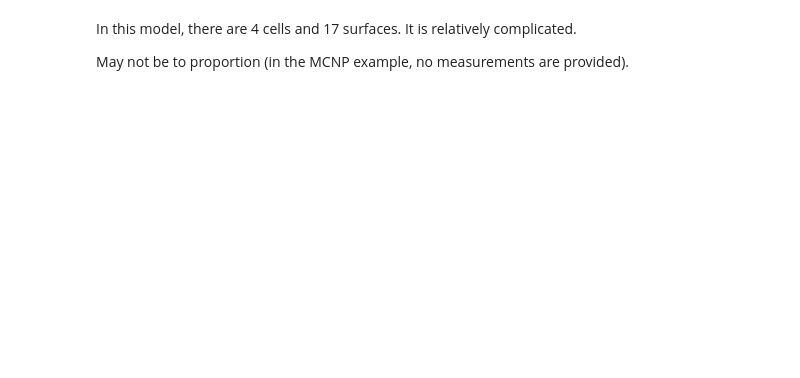
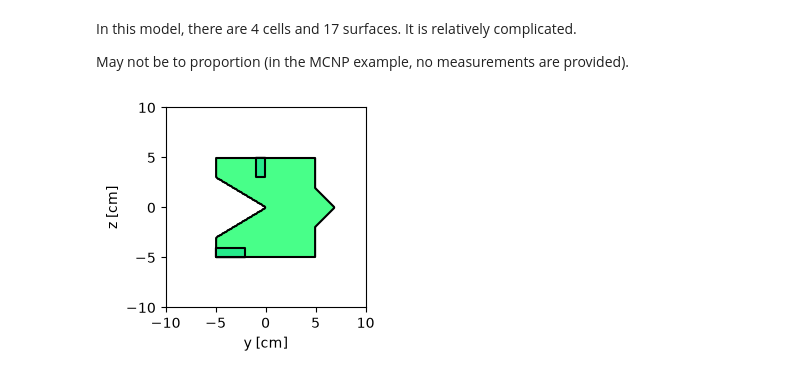
Before and after one commit to johvincau/mcnp-primer-to-openmc, a Jupyter notebook: ex11_cones_geom.ipynb, the cells around one changed output. Cells and saved outputs as stored; diff of their text form; code cells hidden in the pictures; blank space fills up the shorter version.

```diff
--- a/ex11_cones_geom.ipynb
+++ b/ex11_cones_geom.ipynb
@@ -26,13 +27,16 @@ s17 = openmc.Sphere(r=20)
 # %%
 # Cell definitions
 c2 = openmc.Cell(fill=None, region=(+s2 & -s12 & +s3 & - s13 & +s5 & -s6) | (+s11 & -s1 & +s9 & -s10 & +s7 & -s8))
 c1 = openmc.Cell( fill=None, region=(+s3 & +s15 & +s2 & -s1 & -s4 & +s5 & -s6) & ~c2.region |  (+s4 & -s16))
 c3 = openmc.Cell(fill=None,region=-s17 & (+s1 & -s2 & -s3 & -s15 & +s4 & +s16))
 c4 = openmc.Cell(fill=None,region=+s17)
 
 geometry=openmc.Geometry([c1, c2,c3,c4])
 #print(geometry.get_all_surfaces())
+geometry.plot(width=(20,20),outline=True,basis='yz')
 geometry.export_to_xml()
+# %% [output]
+[figure, added]
 # %%
 material=openmc.Materials()
 material.export_to_xml()
```
Also changed, not shown: parts of 2 cells of this notebook, 39 other files.
